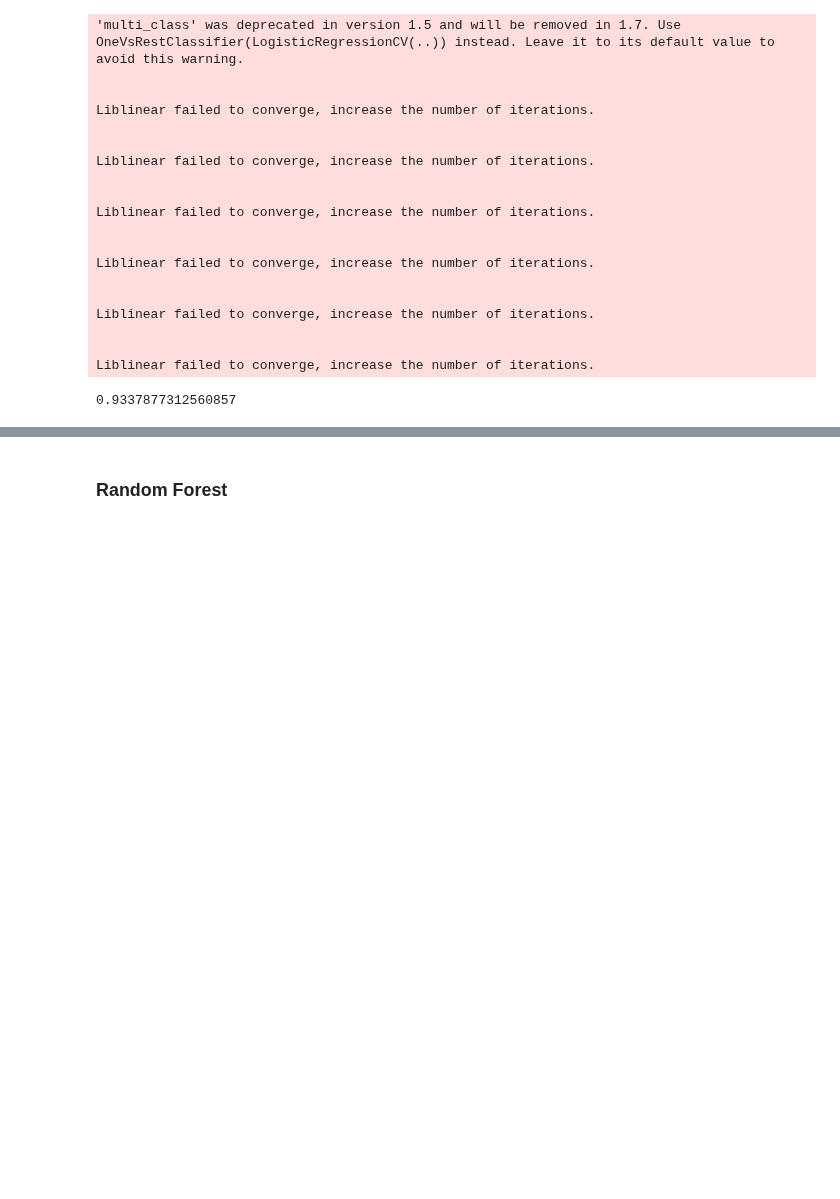
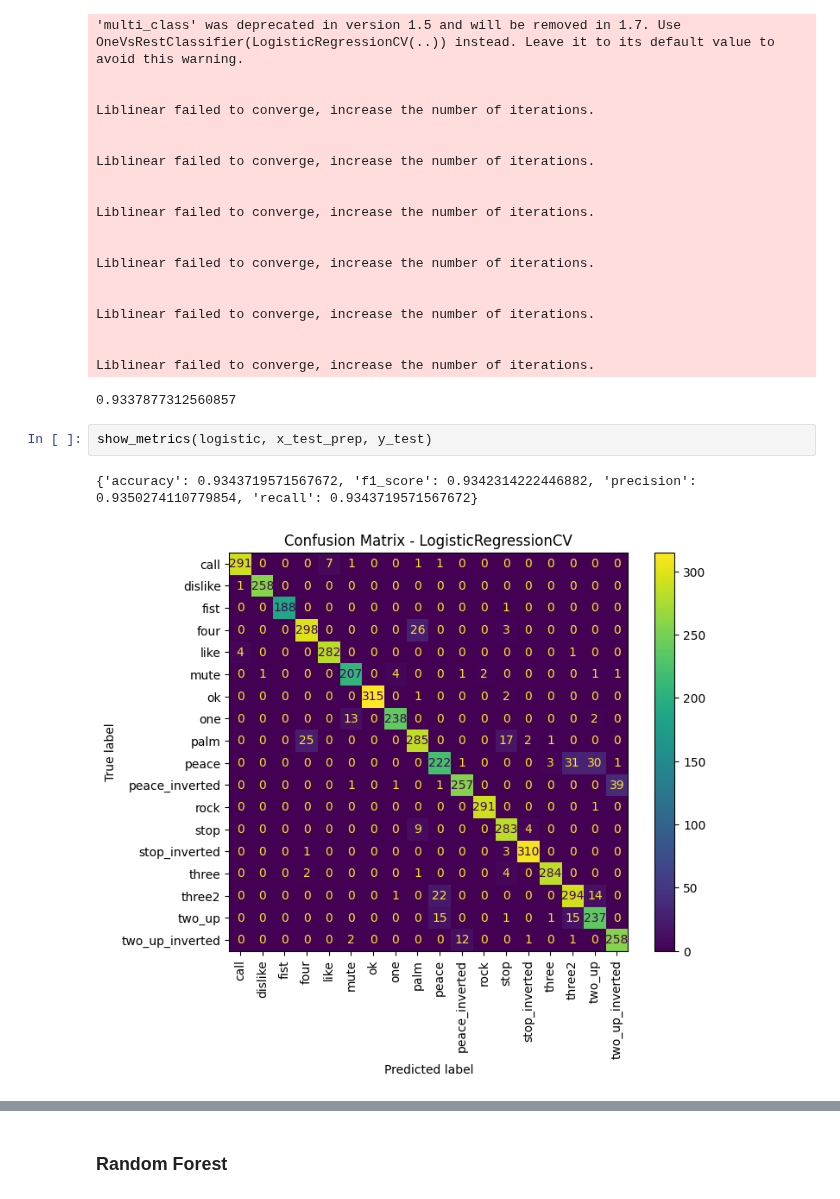
Before and after one commit to PeterPHF/Hand-Gesture-Classification, a Jupyter notebook: notebooks/hand_gestures_classification.ipynb, the cells around one changed output, grey strips where cells are left out. Cells and saved outputs as stored; diff of their text form; blank space fills up the shorter version.

Commit message:
printing metrics and confusion matrix

```diff
--- a/notebooks/hand_gestures_classification.ipynb
+++ b/notebooks/hand_gestures_classification.ipynb
@@ -230,6 +233,11 @@ Liblinear failed to converge, increase the number of iterations.
 
 Liblinear failed to converge, increase the number of iterations.
 0.9337877312560857
+# %%
+show_metrics(logistic, x_test_prep, y_test)
+# %% [output]
+{'accuracy': 0.9343719571567672, 'f1_score': 0.9342314222446882, 'precision': 0.9350274110779854, 'recall': 0.9343719571567672}
+[figure, added]
 # %%
 y_test_pred = logistic.predict(x_test_prep)
 log_to_mlflow(
```
Also changed, not shown: parts of 38 cells of this notebook.
